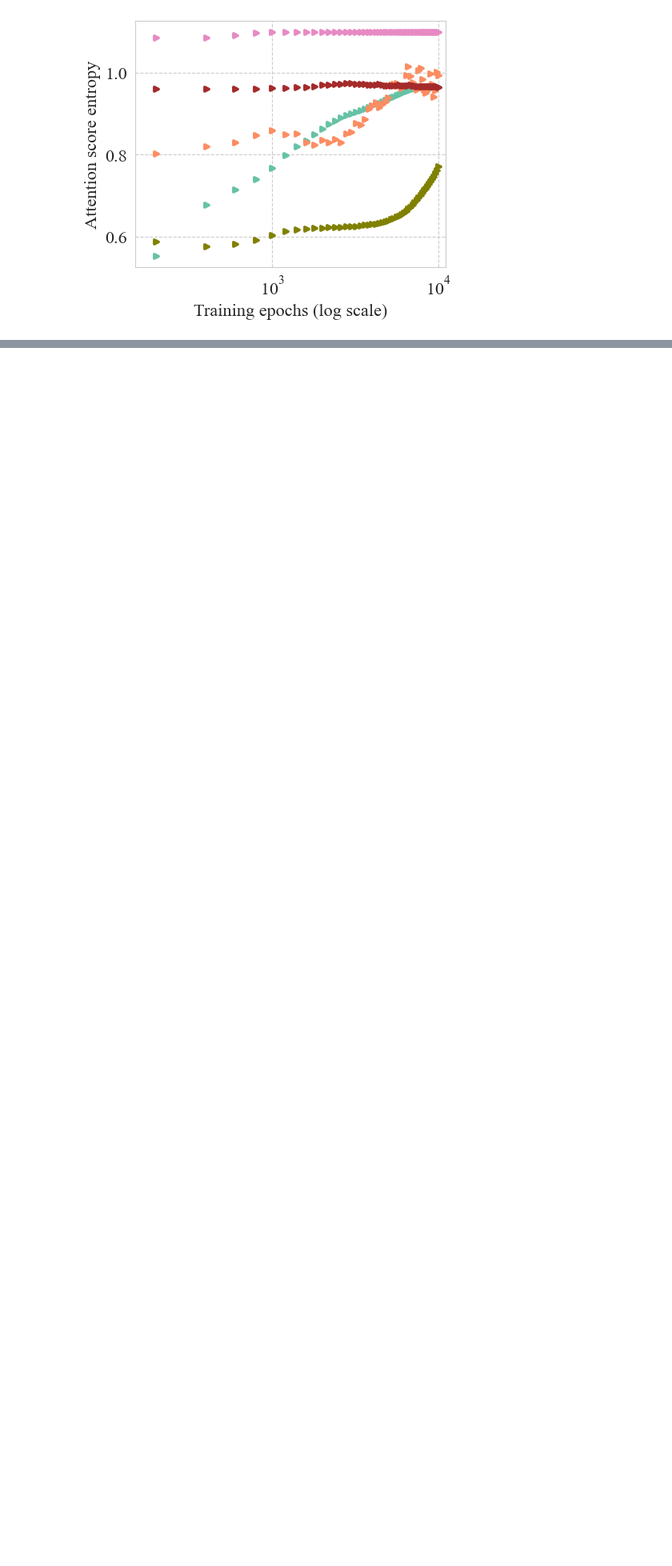
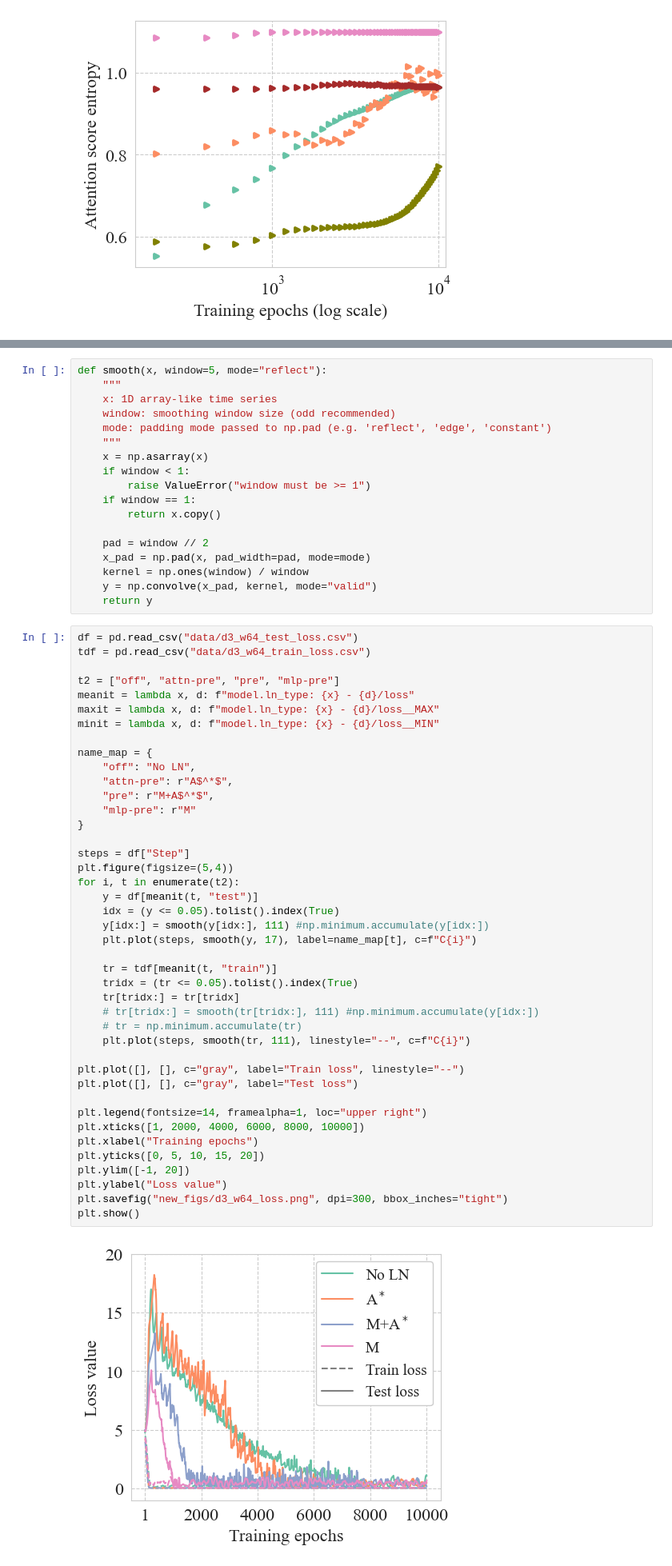
Before and after one commit to jaisidhsingh/layernorm-grok, a Jupyter notebook: notebooks/plots_2.ipynb, the cells around one changed output, grey strips where cells are left out. Shown at 80% size. Drawn from its saved outputs; the diff is of its cells as text; blank space fills up the shorter version.

```diff
--- a/notebooks/plots_2.ipynb
+++ b/notebooks/plots_2.ipynb
@@ -487,0 +507,62 @@ plt.show()
+# %%
+def smooth(x, window=5, mode="reflect"):
+    """
+    x: 1D array-like time series
+    window: smoothing window size (odd recommended)
+    mode: padding mode passed to np.pad (e.g. 'reflect', 'edge', 'constant')
+    """
+    x = np.asarray(x)
+    if window < 1:
+        raise ValueError("window must be >= 1")
+    if window == 1:
+        return x.copy()
+
+    pad = window // 2
+    x_pad = np.pad(x, pad_width=pad, mode=mode)
+    kernel = np.ones(window) / window
+    y = np.convolve(x_pad, kernel, mode="valid")
+    return y
+# %%
+df = pd.read_csv("data/d3_w64_test_loss.csv")
+tdf = pd.read_csv("data/d3_w64_train_loss.csv")
+
+t2 = ["off", "attn-pre", "pre", "mlp-pre"]
+meanit = lambda x, d: f"model.ln_type: {x} - {d}/loss"
+maxit = lambda x, d: f"model.ln_type: {x} - {d}/loss__MAX"
+minit = lambda x, d: f"model.ln_type: {x} - {d}/loss__MIN"
+
+name_map = {
+    "off": "No LN",
+    "attn-pre": r"A$^*$",
+    "pre": r"M+A$^*$",
+    "mlp-pre": r"M"
+}
+
+steps = df["Step"]
+plt.figure(figsize=(5,4))
+for i, t in enumerate(t2):
+    y = df[meanit(t, "test")]
+    idx = (y <= 0.05).tolist().index(True)
+    y[idx:] = smooth(y[idx:], 111) #np.minimum.accumulate(y[idx:])
+    plt.plot(steps, smooth(y, 17), label=name_map[t], c=f"C{i}")
+
+    tr = tdf[meanit(t, "train")]
+    tridx = (tr <= 0.05).tolist().index(True)
+    tr[tridx:] = tr[tridx]
+    # tr[tridx:] = smooth(tr[tridx:], 111) #np.minimum.accumulate(y[idx:])
+    # tr = np.minimum.accumulate(tr)
+    plt.plot(steps, smooth(tr, 111), linestyle="--", c=f"C{i}")
+
+plt.plot([], [], c="gray", label="Train loss", linestyle="--")
+plt.plot([], [], c="gray", label="Test loss")
+
+plt.legend(fontsize=14, framealpha=1, loc="upper right")
+plt.xticks([1, 2000, 4000, 6000, 8000, 10000])
+plt.xlabel("Training epochs")
+plt.yticks([0, 5, 10, 15, 20])
+plt.ylim([-1, 20])
+plt.ylabel("Loss value")
+plt.savefig("new_figs/d3_w64_loss.png", dpi=300, bbox_inches="tight")
+plt.show()
+# %% [output]
+[figure, added]
```
Also changed, not shown: parts of 6 cells of this notebook, 45 other files.
